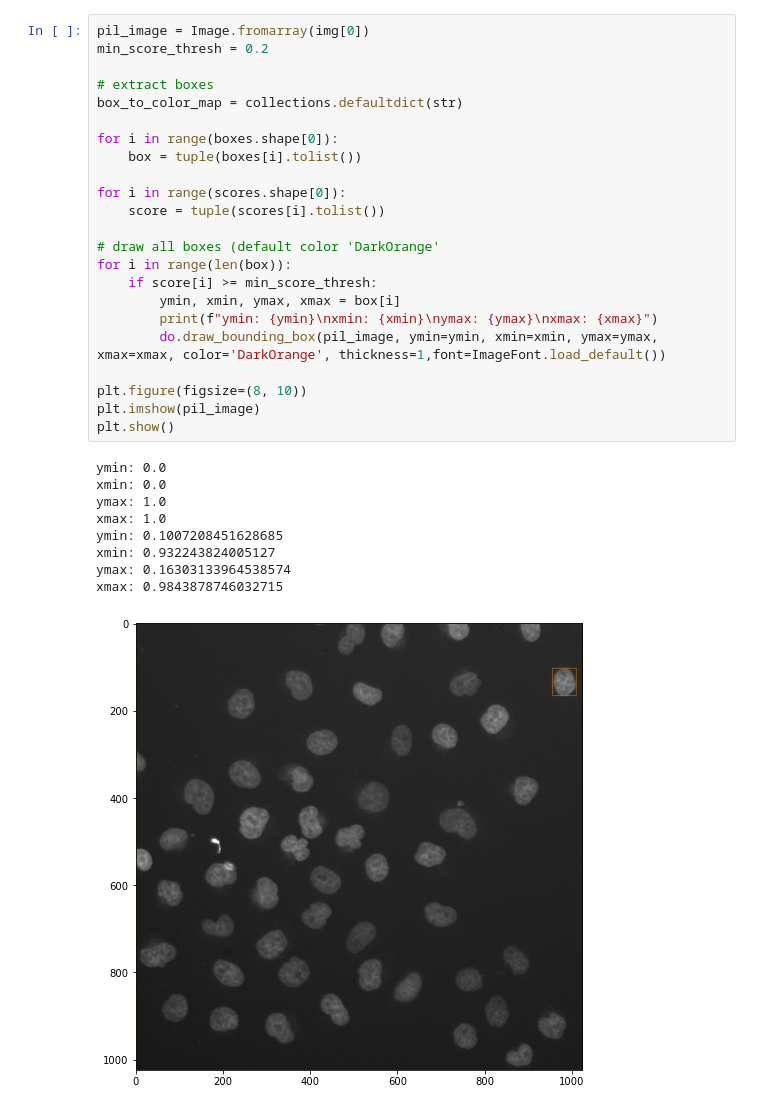
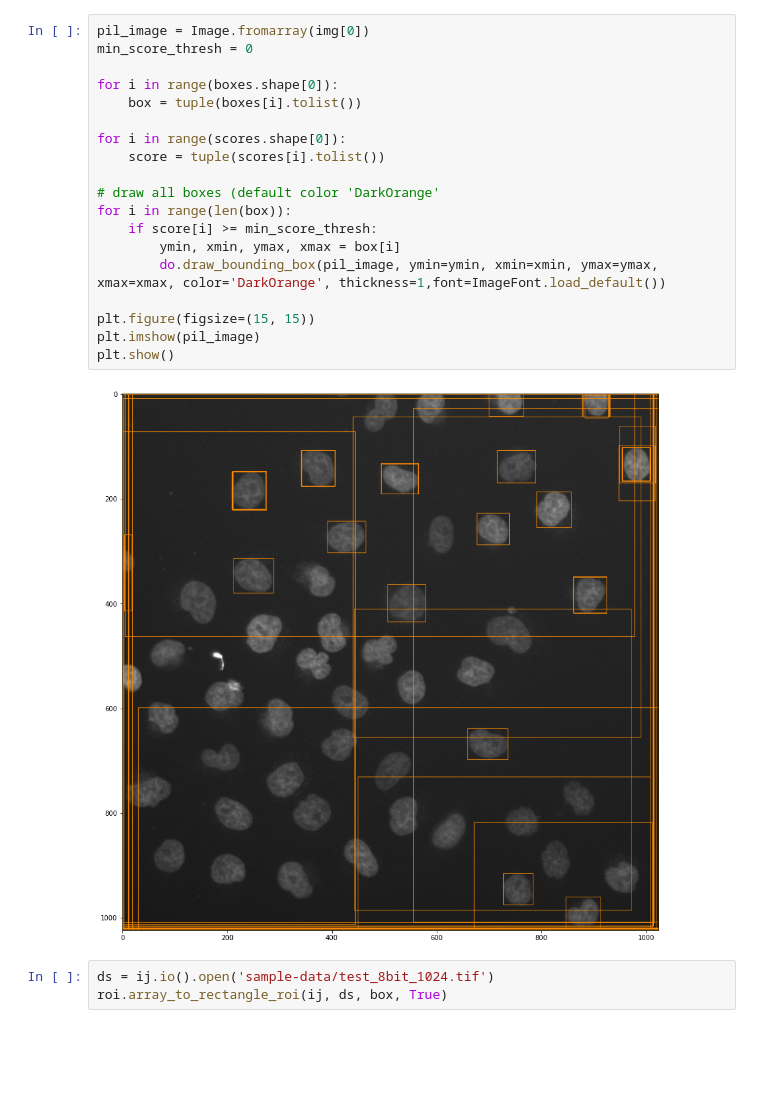
Before and after one commit to imagej/pyimagej-dextr, a Jupyter notebook: doc/Usage.ipynb, the cells around one changed output. Drawn from its saved outputs; the diff is of its cells as text; blank space fills up the shorter version.

```diff
--- a/doc/Usage.ipynb
+++ b/doc/Usage.ipynb
@@ -63,33 +64,24 @@ dict_keys(['detection_scores', 'detection_classes', 'num_detections', 'raw_detec
 # %%
 pil_image = Image.fromarray(img[0])
-min_score_thresh = 0.2
-
-# extract boxes
-box_to_color_map = collections.defaultdict(str)
+min_score_thresh = 0
 
 for i in range(boxes.shape[0]):
     box = tuple(boxes[i].tolist())
 
 for i in range(scores.shape[0]):
     score = tuple(scores[i].tolist())
 
 # draw all boxes (default color 'DarkOrange'
 for i in range(len(box)):
     if score[i] >= min_score_thresh:
         ymin, xmin, ymax, xmax = box[i]
-        print(f"ymin: {ymin}\nxmin: {xmin}\nymax: {ymax}\nxmax: {xmax}")
         do.draw_bounding_box(pil_image, ymin=ymin, xmin=xmin, ymax=ymax, xmax=xmax, color='DarkOrange', thickness=1,font=ImageFont.load_default())
 
-plt.figure(figsize=(8, 10))
+plt.figure(figsize=(15, 15))
 plt.imshow(pil_image)
 plt.show()
 # %% [output]
-ymin: 0.0
-xmin: 0.0
-ymax: 1.0
-xmax: 1.0
-ymin: 0.1007208451628685
-xmin: 0.932243824005127
-ymax: 0.16303133964538574
-xmax: 0.9843878746032715
-[figure, old version]
+[figure, new version]
+# %%
+ds = ij.io().open('sample-data/test_8bit_1024.tif')
+roi.array_to_rectangle_roi(ij, ds, box, True)
```
Also changed, not shown: parts of 2 cells of this notebook, 11 other files.
